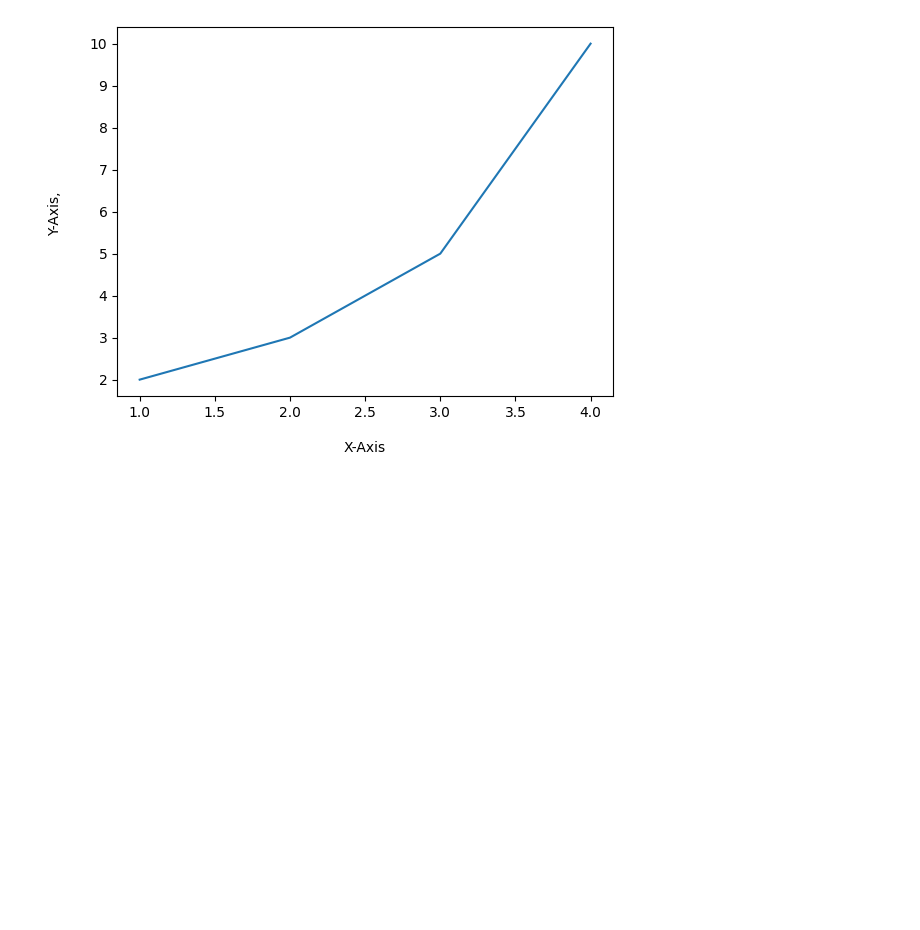
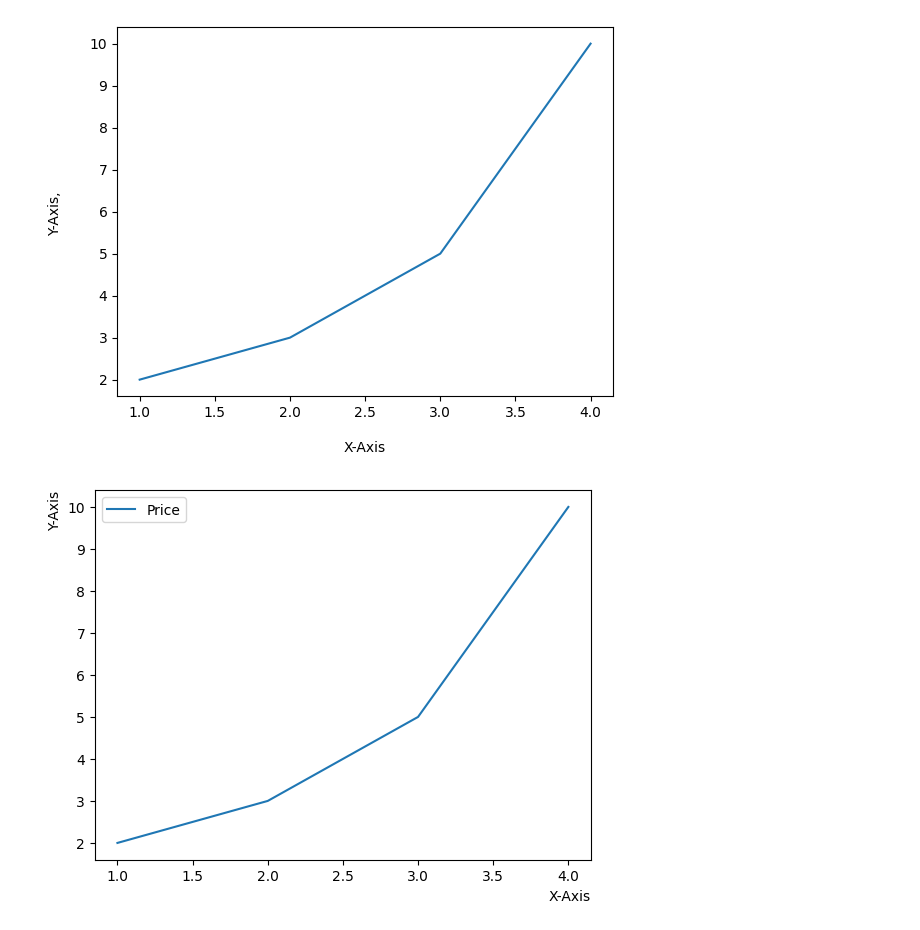
Before and after one commit to cristianoperisic/Pytorch_practice, a Jupyter notebook: matplotlib_prac.ipynb, the cells around one changed output. Saved outputs shown, nothing was run; the diff lists cells and outputs as text; code cells hidden in the pictures; blank space fills up the shorter version.

```diff
--- a/matplotlib_prac.ipynb
+++ b/matplotlib_prac.ipynb
@@ -78,8 +79,12 @@ plt.show()
 # %%
 # 위치 지정하기, loc=
 # xlabel은 left, center, right
 # ylabel은 bottom, center, top
 
-plt.plot([1,2,3,4],[2,3,5,10])
+plt.plot([1,2,3,4],[2,3,5,10], label= 'Price')
 plt.xlabel('X-Axis', loc = 'right')
 plt.ylabel('Y-Axis', loc = 'top')
+plt.legend()
+plt.show()
+# %% [output]
+[figure, added]
```
Also changed, not shown: parts of 2 cells of this notebook.
